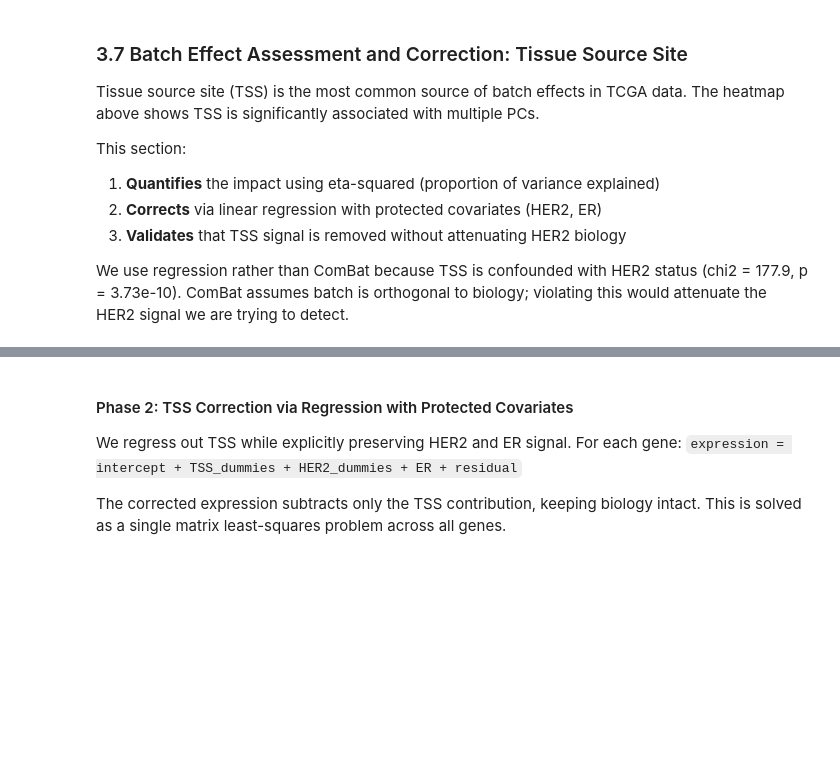
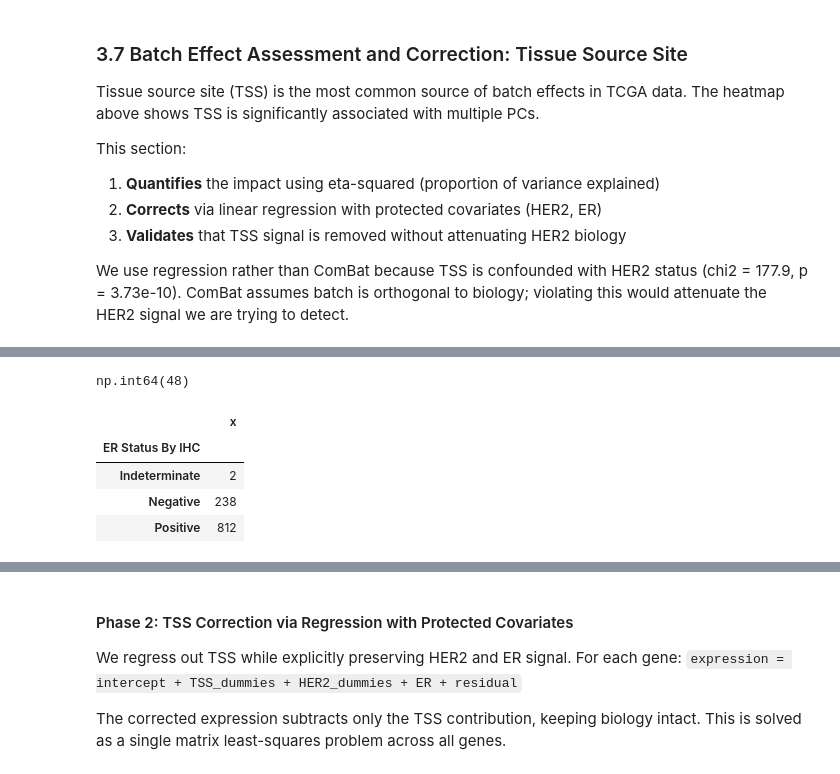
Before and after one commit to mattschinn/tcga_analysis, a Jupyter notebook: notebooks/01_QC_and_Normalization.ipynb, the cells around one changed output, grey strips where cells are left out. Saved outputs shown, nothing was run; the diff lists cells and outputs as text; code cells hidden in the pictures; blank space fills up the shorter version.

```diff
--- a/notebooks/01_QC_and_Normalization.ipynb
+++ b/notebooks/01_QC_and_Normalization.ipynb
@@ -942,0 +982,15 @@ violating this would attenuate the HER2 signal we are trying to detect.
+# %%
+groups.isna().astype(int).sum()
+# %% [output]
+np.int64(48)
+# %%
+temp = pd.DataFrame(groups)
+temp["x"] = 1
+# temp["ER Status By IHC"] =temp["ER Status By IHC"].str.replace(np.nan, "??")
+temp.groupby("ER Status By IHC").count()
+# %% [output]
+|  | x |
+| ER Status By IHC |  |
+| Indeterminate | 2 |
+| Negative | 238 |
+| Positive | 812 |
```
Also changed, not shown: parts of 21 cells of this notebook, 7 other files.
